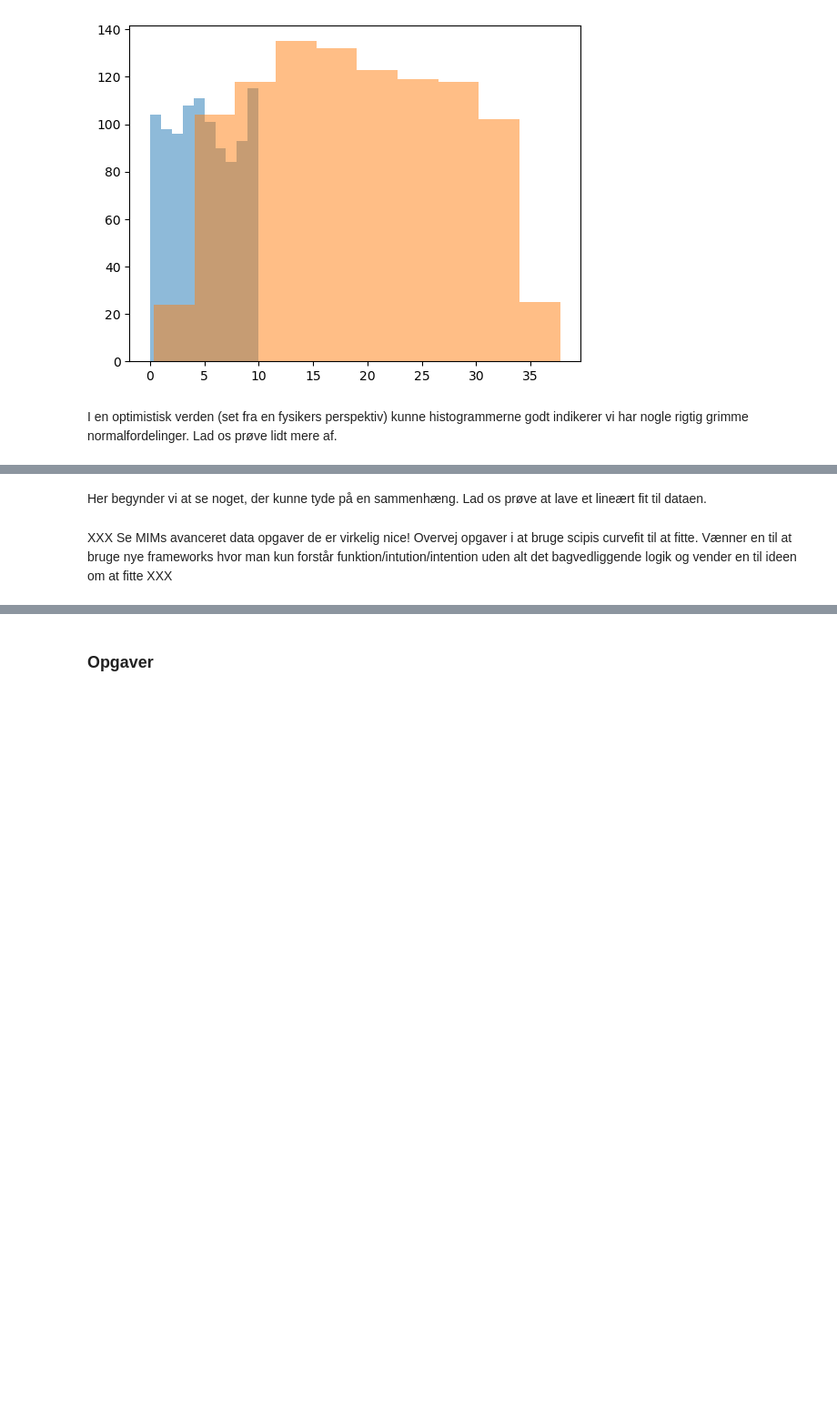
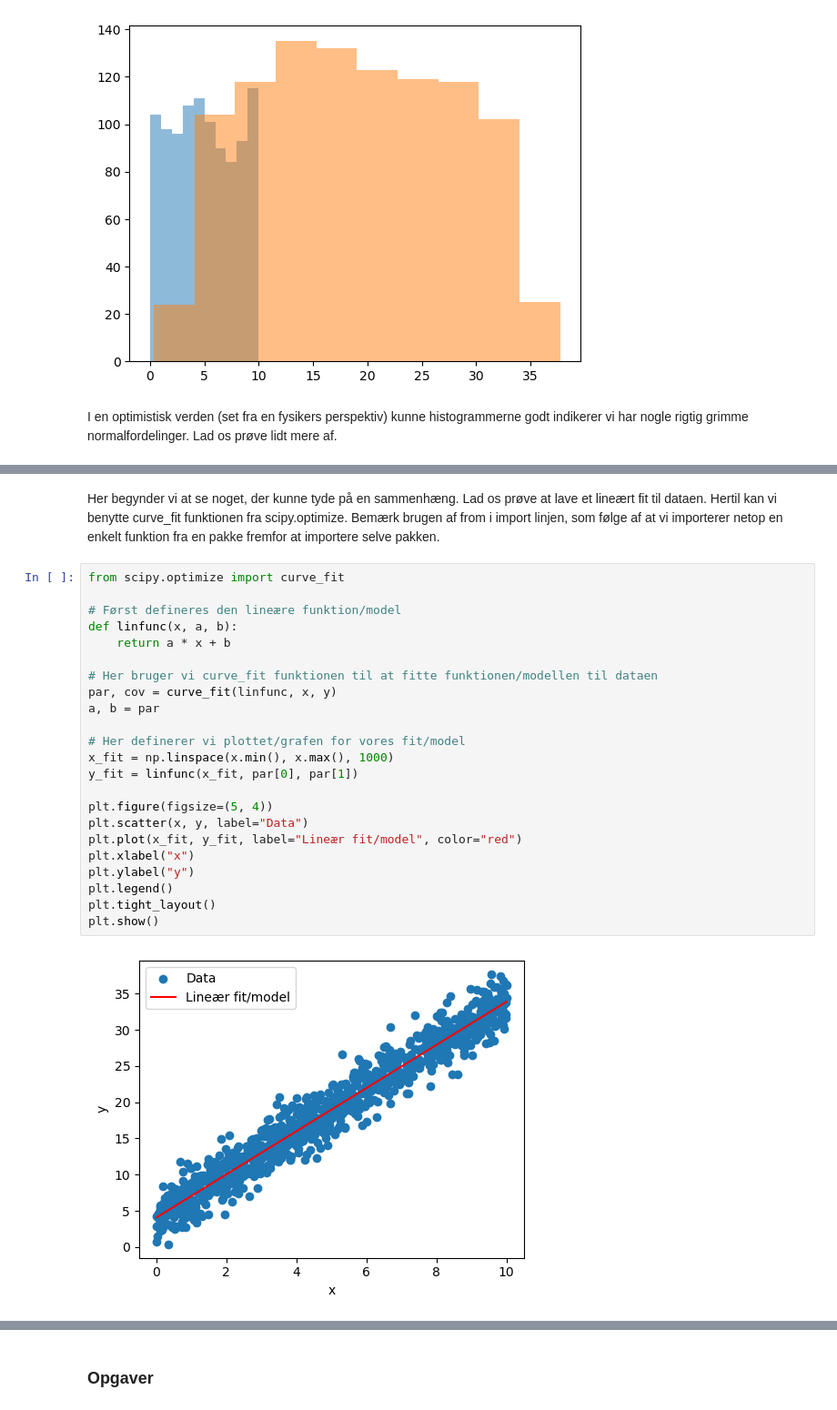
Before and after one commit to UNF-ML-Camp/ML-Camp-2025, a Jupyter notebook: Introduktion til programmering/Udvidet programmering.ipynb, the cells around one changed output, grey strips where cells are left out. Shown at 91% size. Saved outputs shown, nothing was run; the diff lists cells and outputs as text; blank space fills up the shorter version.

```diff
--- a/Introduktion til programmering/Udvidet programmering.ipynb
+++ b/Introduktion til programmering/Udvidet programmering.ipynb
@@ -788,6 +793,29 @@ plt.scatter(importeret_data[:,0], importeret_data[:,1]);
 # %% [output]
 [figure]
 # %% [markdown]
-Her begynder vi at se noget, der kunne tyde på en sammenhæng. Lad os prøve at lave et lineært fit til dataen.
+Her begynder vi at se noget, der kunne tyde på en sammenhæng. Lad os prøve at lave et lineært fit til dataen. Hertil kan vi benytte curve_fit funktionen fra scipy.optimize. Bemærk brugen af from i import linjen, som følge af at vi importerer netop en enkelt funktion fra en pakke fremfor at importere selve pakken.
-# %% [markdown]
-XXX Se MIMs avanceret data opgaver de er virkelig nice! Overvej opgaver i at bruge scipis curvefit til at fitte. Vænner en til at bruge nye frameworks hvor man kun forstår funktion/intution/intention uden alt det bagvedliggende logik og vender en til ideen om at fitte XXX
+# %%
+from scipy.optimize import curve_fit
+
+# Først defineres den lineære funktion/model
+def linfunc(x, a, b):
+    return a * x + b
+
+# Her bruger vi curve_fit funktionen til at fitte funktionen/modellen til dataen
+par, cov = curve_fit(linfunc, x, y)
+a, b = par
+
+# Her definerer vi plottet/grafen for vores fit/model
+x_fit = np.linspace(x.min(), x.max(), 1000)
+y_fit = linfunc(x_fit, par[0], par[1])
+
+plt.figure(figsize=(5, 4))
+plt.scatter(x, y, label="Data")
+plt.plot(x_fit, y_fit, label="Lineær fit/model", color="red")
+plt.xlabel("x")
+plt.ylabel("y")
+plt.legend()
+plt.tight_layout()
+plt.show()
+# %% [output]
+[figure, added]
```
Also changed, not shown: parts of 20 cells of this notebook, 1 other file.
